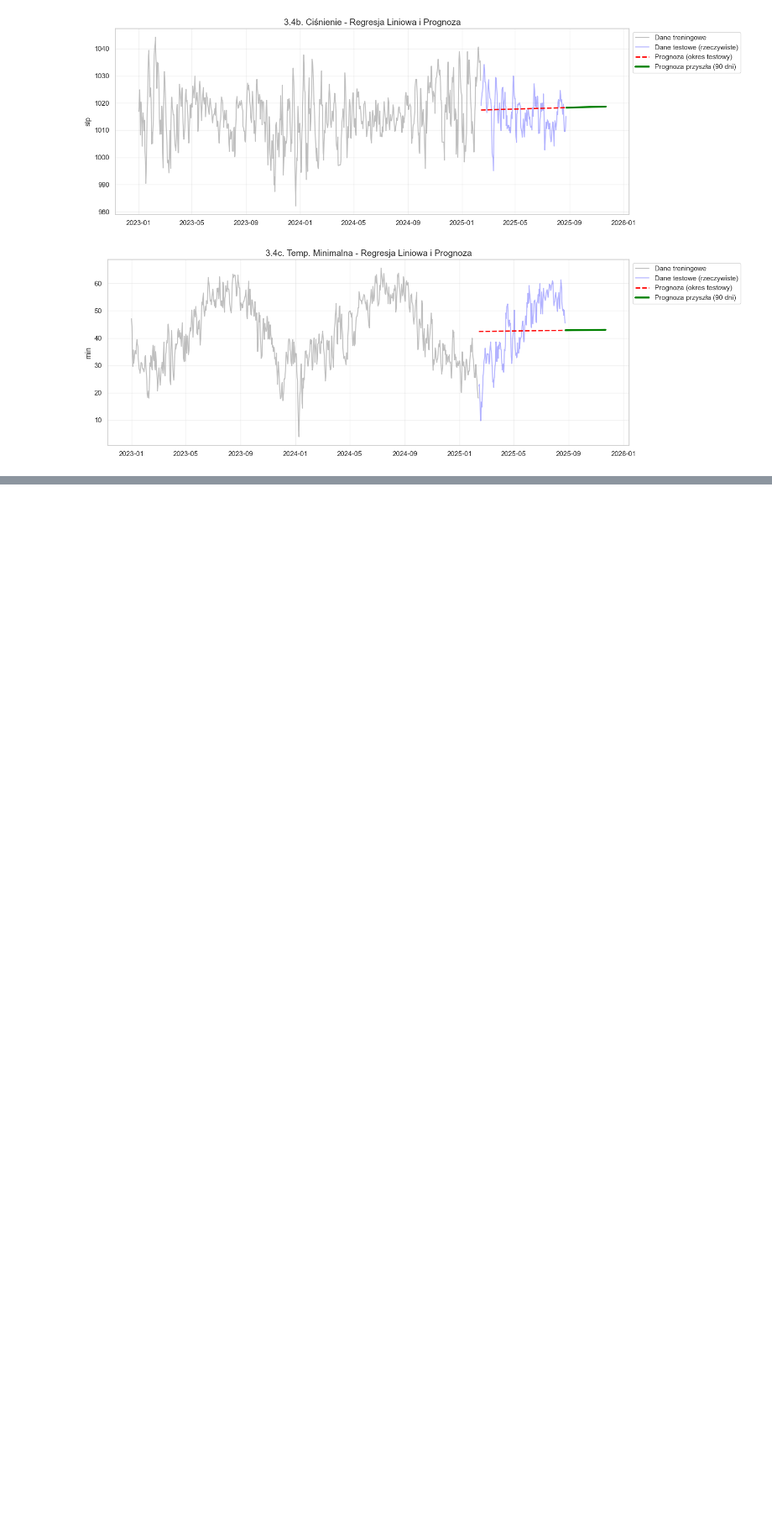
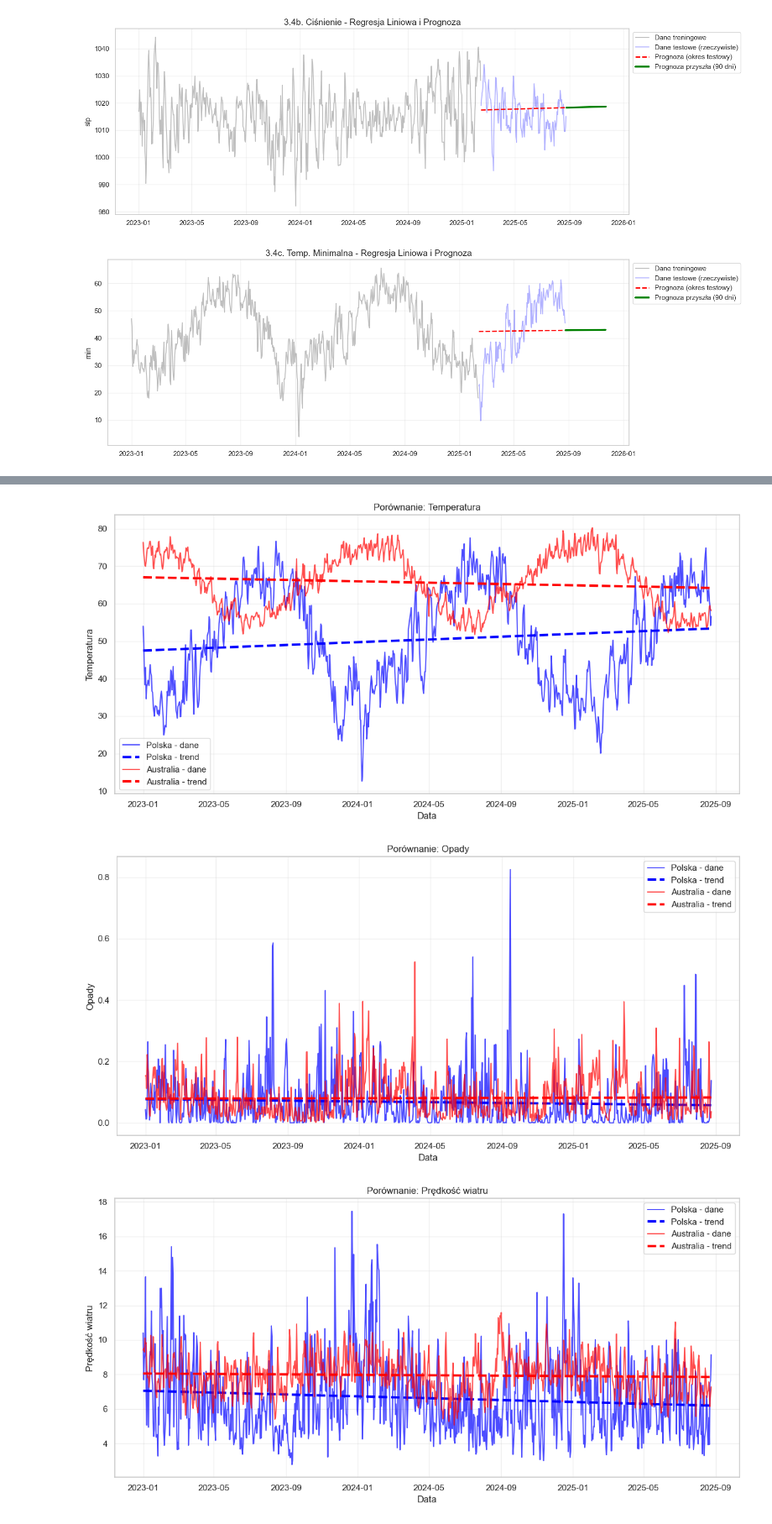
Before and after one commit to awalicki/Big_Data, a Jupyter notebook: Walicki_Dziuba_ZD3.ipynb, the cells around one changed output, grey strips where cells are left out. Shown at 84% size. Saved outputs shown, nothing was run; the diff lists cells and outputs as text; code cells hidden in the pictures; blank space fills up the shorter version.

```diff
--- a/Walicki_Dziuba_ZD3.ipynb
+++ b/Walicki_Dziuba_ZD3.ipynb
@@ -247,0 +340,77 @@ for col, title in variables.items():
+# %%
+import pandas as pd
+import numpy as np
+import matplotlib.pyplot as plt
+from sklearn.linear_model import LinearRegression
+
+kraje = ['PL', 'AS']
+zmienne = ['temp', 'prcp', 'wdsp', 'dewp', 'min', 'slp']
+
+opisy = {
+  'temp': 'Temperatura',
+  'prcp': 'Opady',
+  'wdsp': 'Prędkość wiatru',
+  'dewp': 'Punkt rosy',
+  'min': 'Temperatura minimalna',
+  'slp': 'Ciśnienie'
+}
+
+nazwy_krajow = {
+  'PL': 'Polska',
+  'AS': 'Australia'
+}
+
+kolory = {
+  'PL': 'blue',
+  'AS': 'red'
+}
+
+for zmienna in zmienne:
+  plt.figure(figsize=(12, 6))
+
+  for kraj in kraje:
+      df_kraj = data[data['country'] == kraj][['date',
+zmienna]].dropna().copy()
+      df_kraj['date'] = pd.to_datetime(df_kraj['date'])
+
+      df_kraj = (
+          df_kraj.groupby('date')[zmienna]
+          .mean()
+          .reset_index()
+          .sort_values('date')
+      )
+
+      X = np.arange(len(df_kraj)).reshape(-1, 1)
+      y = df_kraj[zmienna].values
+
+      model = LinearRegression()
+      model.fit(X, y)
+      trend = model.predict(X)
+
+      plt.plot(
+          df_kraj['date'], y,
+          color=kolory[kraj],
+          linewidth=1.5,
+          alpha=0.7,
+          label=f'{nazwy_krajow[kraj]} - dane'
+      )
+
+      plt.plot(
+          df_kraj['date'], trend,
+          color=kolory[kraj],
+          linestyle='--',
+          linewidth=3,
+          label=f'{nazwy_krajow[kraj]} - trend'
+      )
+
+  plt.title(f'Porównanie: {opisy[zmienna]}')
+  plt.xlabel('Data')
+  plt.ylabel(opisy[zmienna])
+  plt.legend()
+  plt.grid(True, alpha=0.3)
+  plt.tight_layout()
+  plt.show()
+# %% [output]
+[figure, added]
+[figure, added]
+[figure, added]
```
Also changed, not shown: parts of 3 cells of this notebook.
